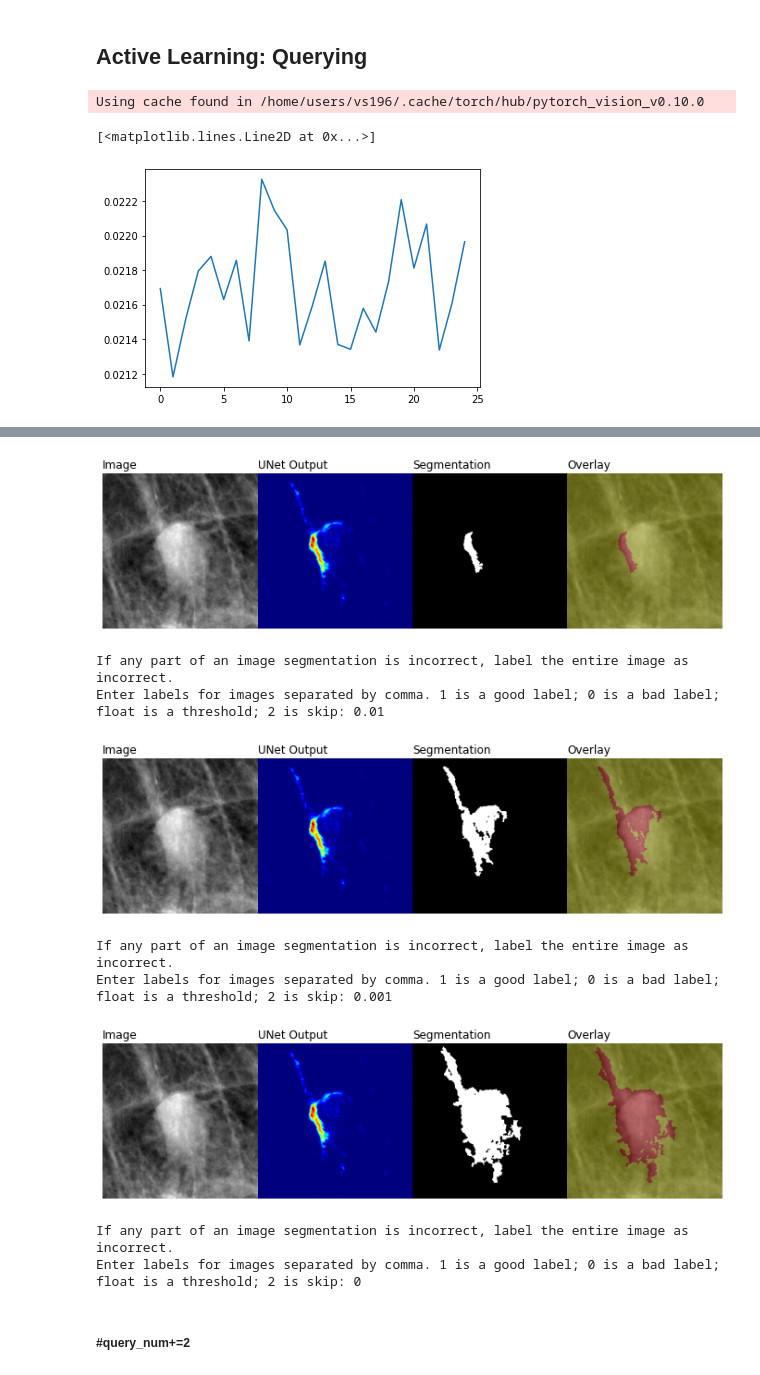
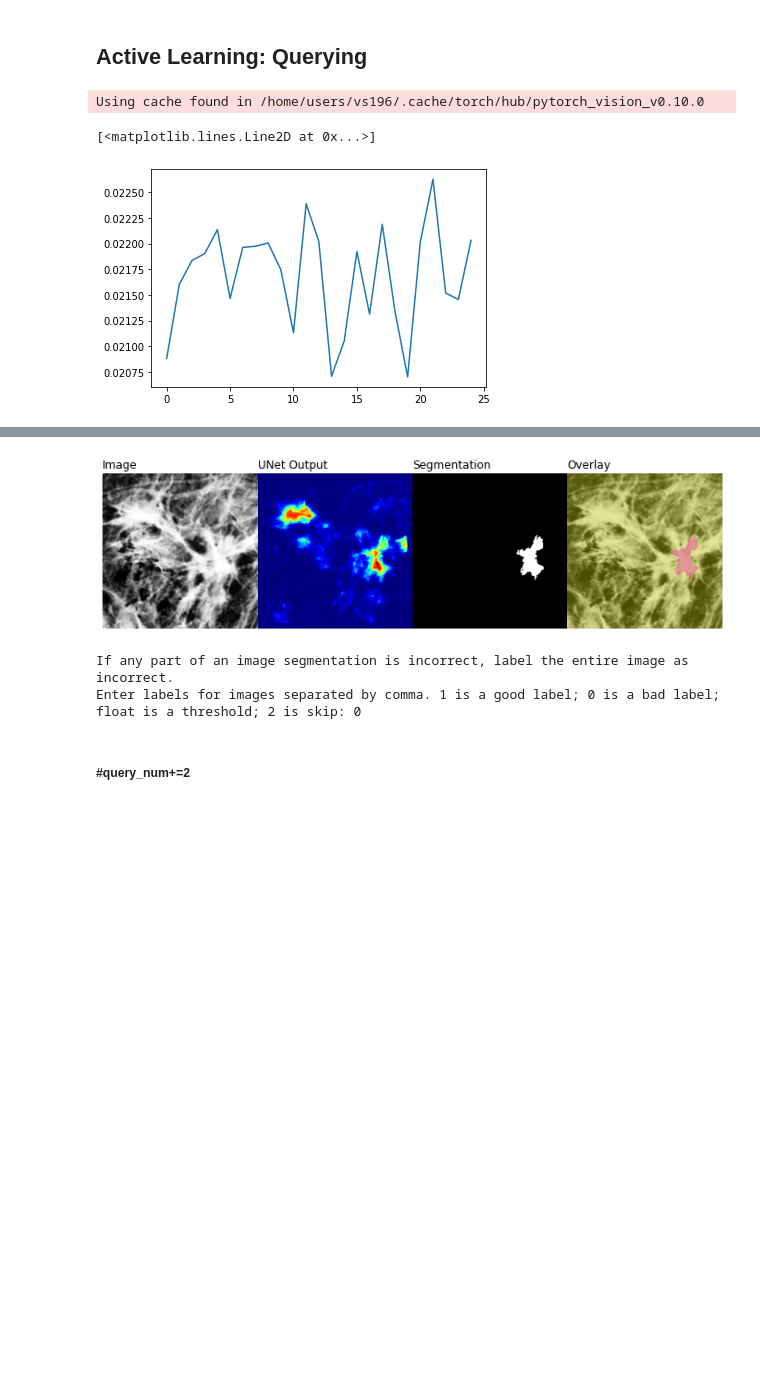
Before and after one commit to vaibhavs2854/ActiveLearningShapes, a Jupyter notebook: RemoteTesting.ipynb, the cells around one changed output, grey strips where cells are left out. Saved outputs shown, nothing was run; the diff lists cells and outputs as text; code cells hidden in the pictures; blank space fills up the shorter version.

Commit message:
Converted manual validation pngs to npys. Created slidedeck for Fides. Resegmented unet valid using histogram equalization.

```diff
--- a/RemoteTesting.ipynb
+++ b/RemoteTesting.ipynb
@@ -91,7 +92,7 @@ iter_num=1
 # %%
 #im_dir = "/usr/xtmp/mammo/image_datasets/data_split_july2021/square_ROI_by_shape_segmentations_unbin/validation/" #validation im_dir
 #im_dir = "/usr/xtmp/vs196/mammoproj/Code/ActiveLearning/AllOracleRuns/Run_03_31_a/Iter1/UNetSegmentations_ff/"
-im_dir = "/usr/xtmp/vs196/mammoproj/Data/manualfa/validation_ff/"
+im_dir = "/usr/xtmp/vs196/mammoproj/Data/manualfa/validation_histeq_ff/"
 # %%
 print(run_id)
 # %% [output]
@@ -123,7 +124,7 @@ plt.plot(loss_tracker) #plot graph
 # %% [output]
 Using cache found in /home/users/vs196/.cache/torch/hub/pytorch_vision_v0.10.0
 [<matplotlib.lines.Line2D at 0x...>]
-[figure, old version]
+[figure, new version]
 # %%
 all_patient_scores = []
 
@@ -153,19 +154,13 @@ Patient: Oval/DP_AJLE_193266_1. 0.5044348239898682
 Patient: Oval/DP_ABCT_164330_1. 0.5046603679656982
 # %%
 new_oracle_results, new_oracle_results_thresholds = query_oracle(oracle_results,oracle_results_thresholds,
-                                                                 patient_scores,im_dir,query_method="percentile=0.5",
-                                                                 query_number=10)
+                                                                 patient_scores,im_dir,query_method="best",
+                                                                 query_number=13)
 oracle_results, oracle_results_thresholds = new_oracle_results, new_oracle_results_thresholds
 # %% [output]
-[figure, old version]
+[figure, new version]
 If any part of an image segmentation is incorrect, label the entire image as incorrect.
-Enter labels for images separated by comma. 1 is a good label; 0 is a bad label; float is a threshold; 2 is skip: 0.01
+Enter labels for images separated by comma. 1 is a good label; 0 is a bad label; float is a threshold; 2 is skip: 0
-[figure, removed]
-If any part of an image segmentation is incorrect, label the entire image as incorrect.
-Enter labels for images separated by comma. 1 is a good label; 0 is a bad label; float is a threshold; 2 is skip: 0.001
-[figure, removed]
-If any part of an image segmentation is incorrect, label the entire image as incorrect.
-Enter labels for images separated by comma. 1 is a good label; 0 is a bad label; float is a threshold; 2 is skip: 0
 # %% [markdown]
 ##### #query_num+=2
 # %%
```
Also changed, not shown: parts of 14 cells of this notebook.
